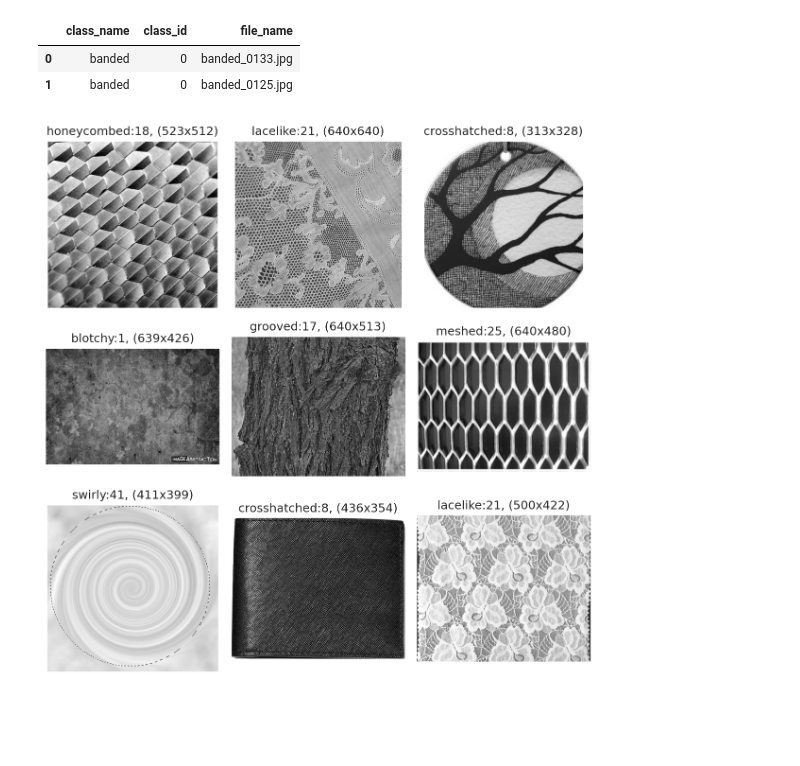
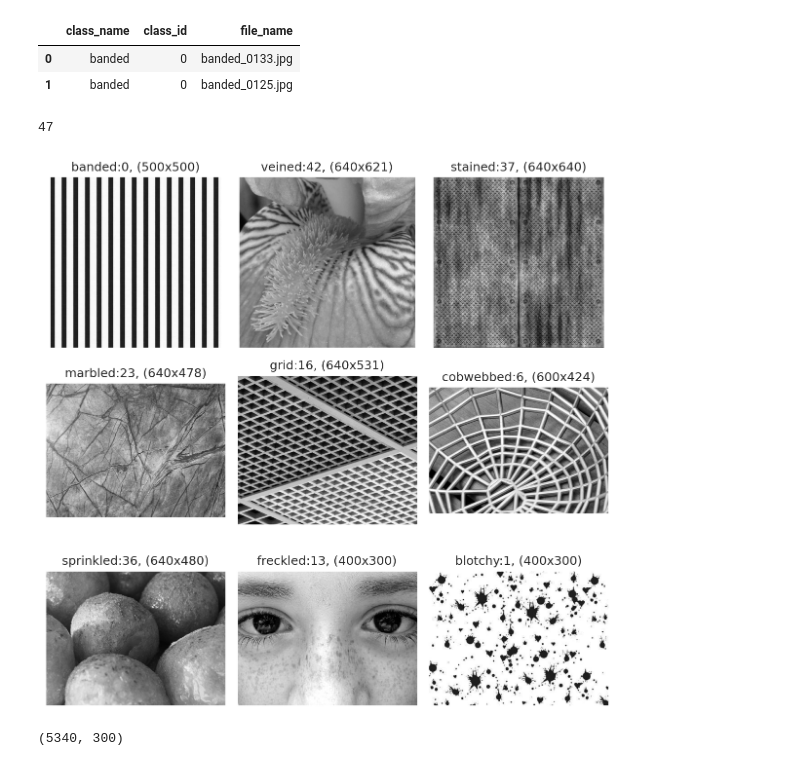
Before and after one commit to LakshyaMalhotra/computer-vision-with-pytorch, a Jupyter notebook: understanding_neural_networks/class-imbalance-baseline.ipynb, the cells around one changed output. Drawn from its saved outputs; the diff is of its cells as text; code cells hidden in the pictures; blank space fills up the shorter version.

```diff
--- a/understanding_neural_networks/class-imbalance-baseline.ipynb
+++ b/understanding_neural_networks/class-imbalance-baseline.ipynb
@@ -43,7 +43,7 @@ seed_everything(DEFAULT_RANDOM_SEED)
 # define data path
 base_path = os.path.dirname(os.getcwd())
 base_path = os.path.join(base_path, "data/describable_textures_dtd")
-meta_data = "data.csv"
+meta_data = "unbalanced_data.csv"
 # %%
 # load the meta data
 df = pd.read_csv(os.path.join(base_path, meta_data))
@@ -55,30 +55,33 @@ df.head(2)
 # %%
 # train test split, stratify according to class ids
 y = df.class_id
-train_df, valid_df = train_test_split(df, test_size=0.15, stratify=y)
+train_df, valid_df = train_test_split(df, test_size=300, stratify=y)
+# %%
+y.nunique()
+# %% [output]
+47
 # %%
 # inspect a few images
-debug_data = {}
 file_idx = np.random.choice(train_df.index.tolist(), size=9, replace=False)
 images_dir = os.path.join(base_path, "images")
 fig, ax = plt.subplots(nrows=3, ncols=3, figsize=(8, 8), dpi=150)
 ax = ax.flatten()
 for i, idx in enumerate(file_idx):
     class_name = train_df.loc[idx, "class_name"]
     class_id = train_df.loc[idx, "class_id"]
     file_name = train_df.loc[idx, "file_name"]
     image_path = os.path.join(images_dir, class_name, file_name)
     img = cv.imread(image_path)
     img = cv.cvtColor(img, cv.COLOR_BGR2GRAY)
     ax[i].set_title(f"{class_name}:{class_id}, ({img.shape[1]}x{img.shape[0]})")
     ax[i].imshow(img, cmap="gray")
     ax[i].grid(False)
     ax[i].set_xticks([])
     ax[i].set_yticks([])
 fig.tight_layout()
 plt.show()
 # %% [output]
-[figure, old version]
+[figure, new version]
 # %%
 # image augmentations
 transforms = A.Compose([
@@ -124,6 +127,10 @@ train_loader = DataLoader(train_dataset, batch_size=64, shuffle=True, pin_memory
 valid_loader = DataLoader(valid_dataset, batch_size=32, shuffle=False, pin_memory=True)
 
 dataloaders = {"train": train_loader, "valid": valid_loader}
+# %%
+len(train_dataset), len(valid_dataset)
+# %% [output]
+(5340, 300)
 # %%
 # model
 class CNNModel(nn.Module):
```
Also changed, not shown: parts of 2 cells of this notebook.
